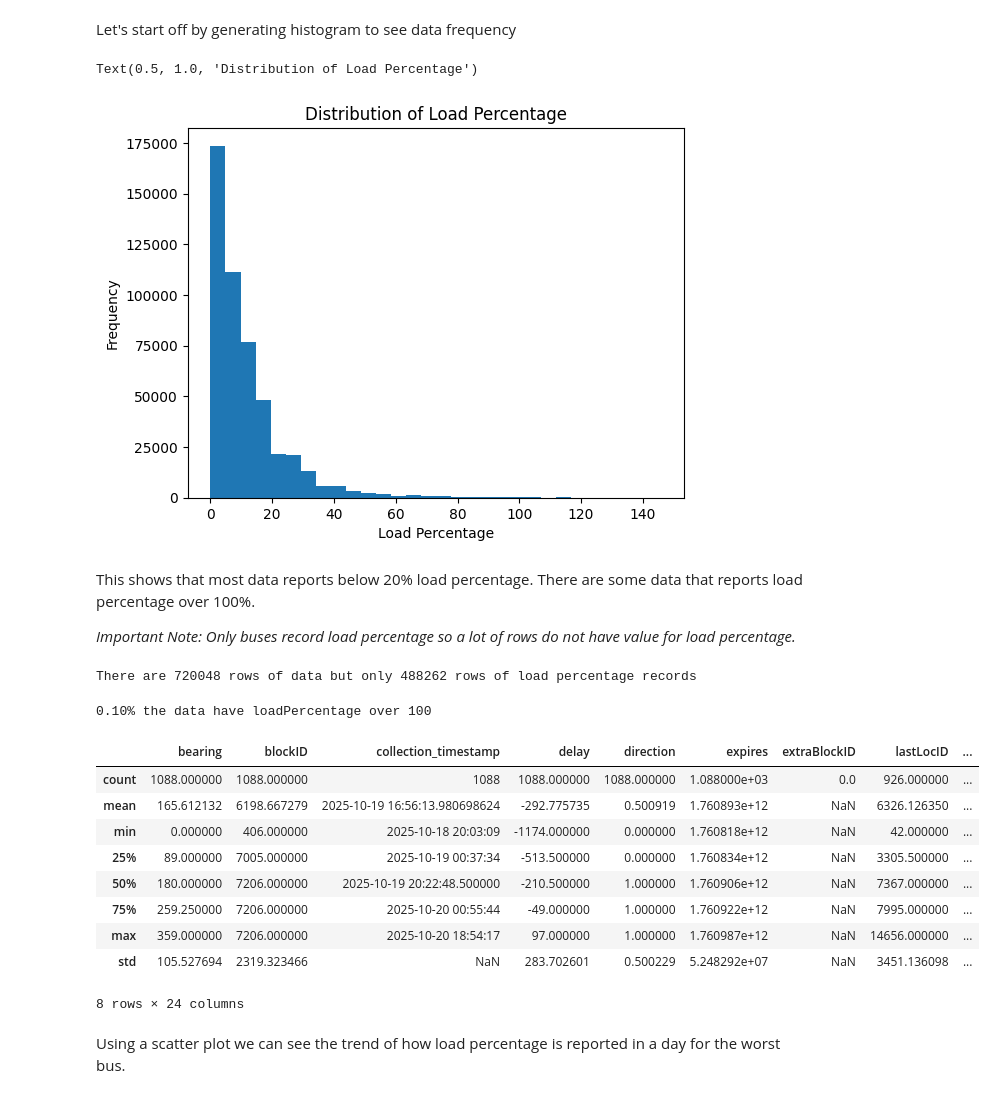
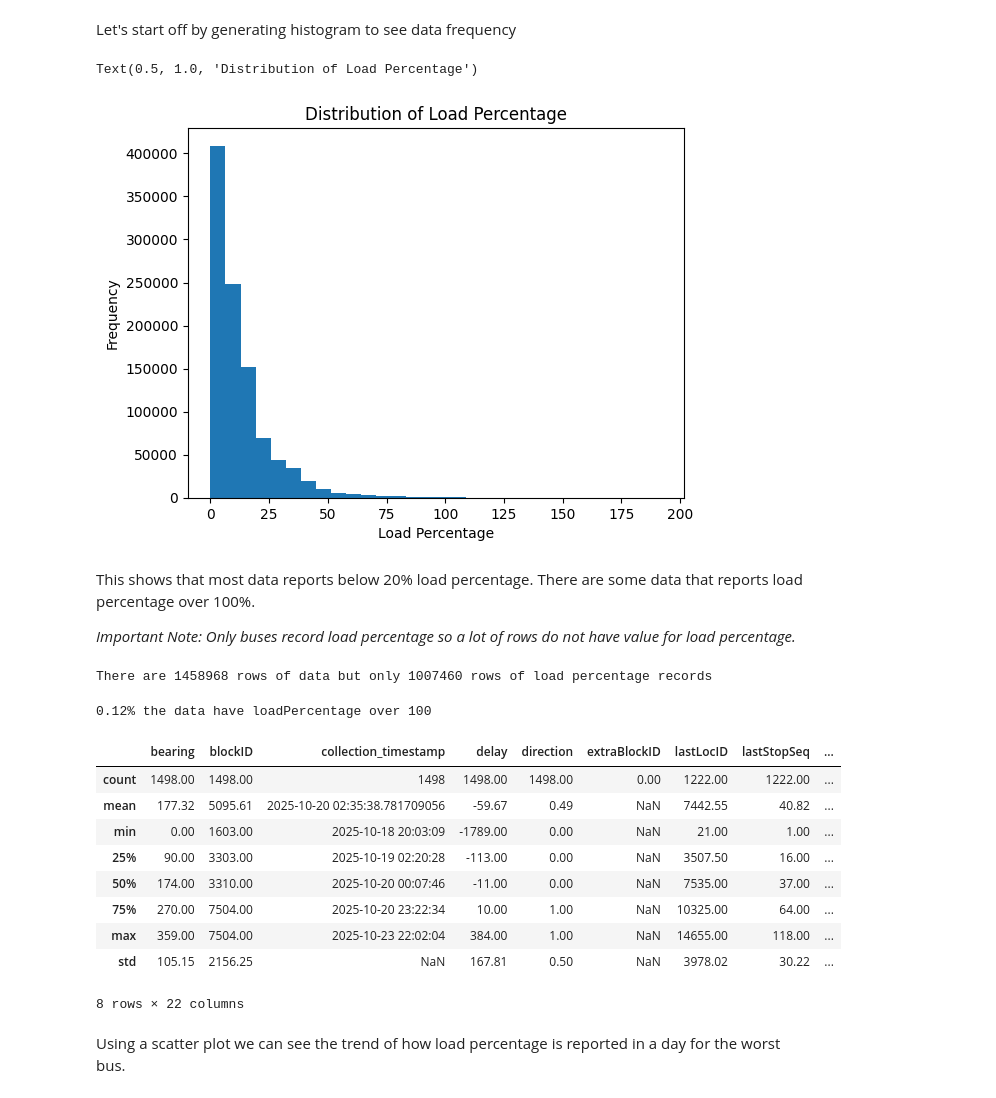
Before and after one commit to dvan2/trimet_data_project, a Jupyter notebook: notebooks/trimet.ipynb, the cells around one changed output. Saved outputs shown, nothing was run; the diff lists cells and outputs as text; code cells hidden in the pictures.

```diff
--- a/notebooks/trimet.ipynb
+++ b/notebooks/trimet.ipynb
@@ -211,0 +178,18 @@ df = df.drop(columns=['expires', 'newTrip', 'serviceDate'])
+# %%
+df['collection_timestamp'] = pd.to_datetime(df['collection_timestamp'], unit='s', errors='coerce')
+df['time'] = pd.to_datetime(df['time'], unit='ms', errors='coerce')
+
+# Get hour of day and the day name
+df['hour'] = df['collection_timestamp'].dt.hour
+df['day'] = df['collection_timestamp'].dt.day_name()
+
+# Convert delay from seconds to minutes
+# df['time_of_day'] = df['collection_timestamp'].dt.time
+df['delay_minutes'] = df['delay'] / 60
+
+df['hour_decimal'] = (
+    df['collection_timestamp'].dt.hour +
+    df['collection_timestamp'].dt.minute / 60
+)
+
+df.info()
@@ -211,0 +231,10 @@ df = df.drop(columns=['expires', 'newTrip', 'serviceDate'])
+# %%
+# Before removing shuttles:
+delay_performance_old = df['delay_minutes'].agg(['mean', 'std', 'count'])
+print('Before removing shuttles')
+print(delay_performance_old)
+
+df = df[df['routeSubType'] != 'Shuttle'].copy()
+delay_performance = df['delay_minutes'].agg(['mean', 'std', 'count'])
+print("After removing")
+print(delay_performance)
@@ -408,9 +435,9 @@ After checking the outliers, we can see that only about 7100 rows out of 700,000
 
 We can apply the cut off and let's see how it impacts our data.
 # %%
-df_filtered = df_filtered[(df_filtered['delay_minutes'] >= -cutoff_delay) & (df_filtered['delay_minutes'] <= cutoff_delay)]
+df = df[(df['delay_minutes'] >= -cutoff_delay) & (df['delay_minutes'] <= cutoff_delay)]
 
 print("Before cleaning delays")
-print(df_filtered['delay_minutes'].describe())
+print(df['delay_minutes'].describe())
 # %% [output]
 Before cleaning delays
@@ -446,53 +473,53 @@ We've dropped about 7000 rows and this significantly lowered our standard deviat
 # %% [markdown]
 Let's start off by generating histogram to see data frequency
 # %%
-df_filtered['loadPercentage'].plot(kind='hist', bins=30)
+df['loadPercentage'].plot(kind='hist', bins=30)
 plt.xlabel("Load Percentage")
 plt.ylabel("Frequency")
 plt.title("Distribution of Load Percentage")
 # %% [output]
 Text(0.5, 1.0, 'Distribution of Load Percentage')
-[figure, old version]
+[figure, new version]
 # %% [markdown]
 This shows that most data reports below 20% load percentage.
 There are some data that reports load percentage over 100%.
 
 *Important Note: Only buses record load percentage so a lot of rows do not have value for load percentage.*
 # %%
-total_load_count = df_filtered['loadPercentage'].count()
-print(f'There are {len(df_filtered)} rows of data but only {total_load_count} rows of load percentage records')
+total_load_count = df['loadPercentage'].count()
+print(f'There are {len(df)} rows of data but only {total_load_count} rows of load percentage records')
 # %% [output]
-There are 720048 rows of data but only 488262 rows of load percentage records
+There are 1458968 rows of data but only 1007460 rows of load percentage records
 # %%
 load_cut_off = 100
-bad_load = ((df_filtered['loadPercentage'] > 100).sum() / total_load_count) * 100
+bad_load = ((df['loadPercentage'] > 100).sum() / total_load_count) * 100
 
 # Let's look into the vehicle with the worst bus load error reports
 
 print(f'{bad_load:.2f}% the data have loadPercentage over 100')
 bad_vehicle_load = (
-    df_filtered[df_filtered['loadPercentage'] > 100]
+    df[df['loadPercentage'] > 100]
     .groupby('vehicleID')['loadPercentage']
     .count()
     .sort_values(ascending=False)
 )
 
 worst_load = bad_vehicle_load.index[0]
 # extract only the vehicle with worst load
-df_worst_load = df_filtered[df_filtered['vehicleID'] == worst_load]
+df_worst_load = df[df['vehicleID'] == worst_load]
 df_worst_load.describe()
 # %% [output]
-0.10% the data have loadPercentage over 100
+0.12% the data have loadPercentage over 100
-|  | bearing | blockID | collection_timestamp | delay | direction | expires | extraBlockID | lastLocID | ... |
-| count | 1088.000000 | 1088.000000 | 1088 | 1088.000000 | 1088.000000 | 1.088000e+03 | 0.0 | 926.000000 | ... |
-| mean | 165.612132 | 6198.667279 | 2025-10-19 16:56:13.980698624 | -292.775735 | 0.500919 | 1.760893e+12 | NaN | 6326.126350 | ... |
-| min | 0.000000 | 406.000000 | 2025-10-18 20:03:09 | -1174.000000 | 0.000000 | 1.760818e+12 | NaN | 42.000000 | ... |
-| 25% | 89.000000 | 7005.000000 | 2025-10-19 00:37:34 | -513.500000 | 0.000000 | 1.760834e+12 | NaN | 3305.500000 | ... |
-| 50% | 180.000000 | 7206.000000 | 2025-10-19 20:22:48.500000 | -210.500000 | 1.000000 | 1.760906e+12 | NaN | 7367.000000 | ... |
-| 75% | 259.250000 | 7206.000000 | 2025-10-20 00:55:44 | -49.000000 | 1.000000 | 1.760922e+12 | NaN | 7995.000000 | ... |
-| max | 359.000000 | 7206.000000 | 2025-10-20 18:54:17 | 97.000000 | 1.000000 | 1.760987e+12 | NaN | 14656.000000 | ... |
-| std | 105.527694 | 2319.323466 | NaN | 283.702601 | 0.500229 | 5.248292e+07 | NaN | 3451.136098 | ... |
+|  | bearing | blockID | collection_timestamp | delay | direction | extraBlockID | lastLocID | lastStopSeq | ... |
+| count | 1498.00 | 1498.00 | 1498 | 1498.00 | 1498.00 | 0.00 | 1222.00 | 1222.00 | ... |
+| mean | 177.32 | 5095.61 | 2025-10-20 02:35:38.781709056 | -59.67 | 0.49 | NaN | 7442.55 | 40.82 | ... |
+| min | 0.00 | 1603.00 | 2025-10-18 20:03:09 | -1789.00 | 0.00 | NaN | 21.00 | 1.00 | ... |
+| 25% | 90.00 | 3303.00 | 2025-10-19 02:20:28 | -113.00 | 0.00 | NaN | 3507.50 | 16.00 | ... |
+| 50% | 174.00 | 3310.00 | 2025-10-20 00:07:46 | -11.00 | 0.00 | NaN | 7535.00 | 37.00 | ... |
+| 75% | 270.00 | 7504.00 | 2025-10-20 23:22:34 | 10.00 | 1.00 | NaN | 10325.00 | 64.00 | ... |
+| max | 359.00 | 7504.00 | 2025-10-23 22:02:04 | 384.00 | 1.00 | NaN | 14655.00 | 118.00 | ... |
+| std | 105.15 | 2156.25 | NaN | 167.81 | 0.50 | NaN | 3978.02 | 30.22 | ... |
-8 rows × 24 columns
+8 rows × 22 columns
 # %% [markdown]
 Using a scatter plot we can see the trend of how load percentage is reported in a day for the worst bus.
 # %%
```
Also changed, not shown: parts of 67 cells of this notebook.
